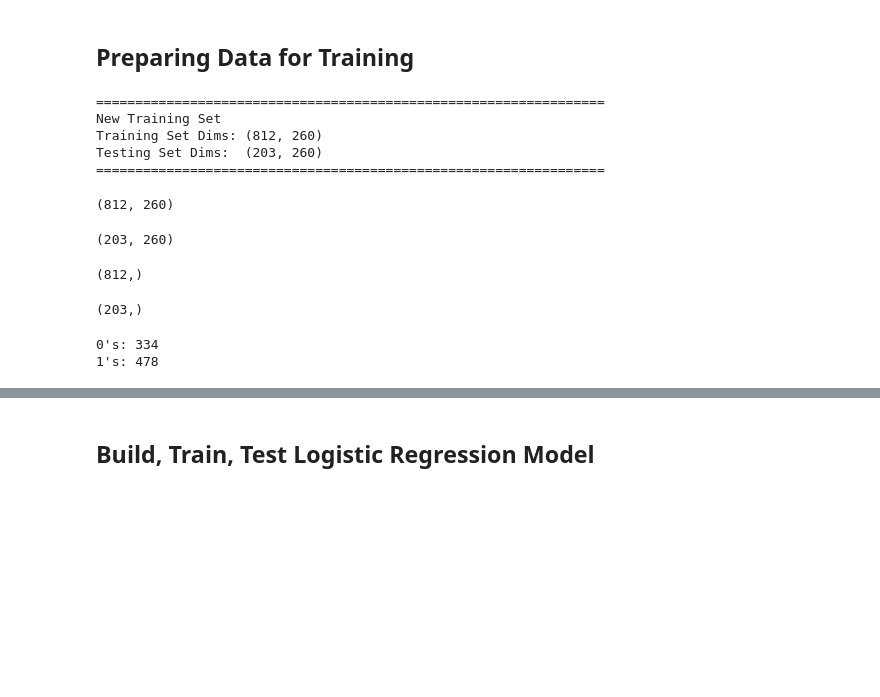
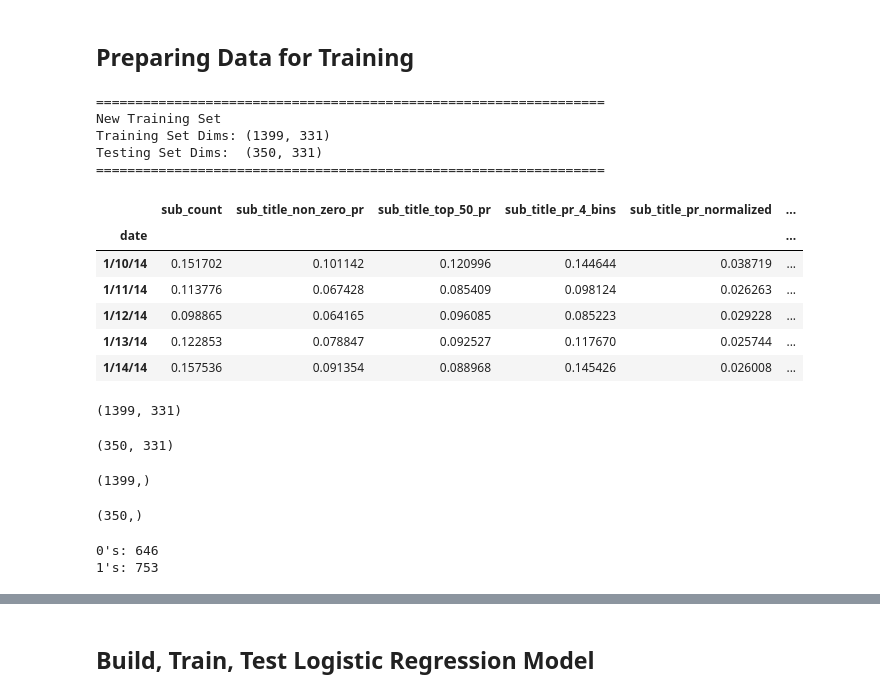
Before and after one commit to andrewre23/CryptoProject, a Jupyter notebook: notebooks/modeling/sklearn/logistic_reg.ipynb, the cells around one changed output, grey strips where cells are left out. Saved outputs shown, nothing was run; the diff lists cells and outputs as text; code cells hidden in the pictures; blank space fills up the shorter version.

```diff
--- a/notebooks/modeling/sklearn/logistic_reg.ipynb
+++ b/notebooks/modeling/sklearn/logistic_reg.ipynb
@@ -228,36 +228,46 @@ def prepare_data(curr='btc',train_split=0.7, close_o=False,
     if first_day:
         df_in = truncate_date(df_in, first_day)
 
-    return create_training_data(df_in, curr=curr, train_split=train_split,
+    return create_training_data(df_in.dropna(), curr=curr, train_split=train_split,
                                 rescale=rescale, k_feat_perc=k_feat_perc)
 # %% [markdown]
 ## Preparing Data for Training
 # %%
 # split dataset
 X_train, X_test, y_train, y_test = prepare_data(curr='btc', train_split=0.8, close_o=False,
-                                    first_day='2016-1-1', rescale=True, k_feat_perc=50)
+                                    first_day=None, rescale=True, k_feat_perc=50)
 # %% [output]
 =================================================================
 New Training Set
-Training Set Dims: (812, 260)
-Testing Set Dims:  (203, 260)
+Training Set Dims: (1399, 331)
+Testing Set Dims:  (350, 331)
 =================================================================
+# %%
+X_train.head()
+# %% [output]
+|  | sub_count | sub_title_non_zero_pr | sub_title_top_50_pr | sub_title_pr_4_bins | sub_title_pr_normalized | ... |
+| date |  |  |  |  |  | ... |
+| 1/10/14 | 0.151702 | 0.101142 | 0.120996 | 0.144644 | 0.038719 | ... |
+| 1/11/14 | 0.113776 | 0.067428 | 0.085409 | 0.098124 | 0.026263 | ... |
+| 1/12/14 | 0.098865 | 0.064165 | 0.096085 | 0.085223 | 0.029228 | ... |
+| 1/13/14 | 0.122853 | 0.078847 | 0.092527 | 0.117670 | 0.025744 | ... |
+| 1/14/14 | 0.157536 | 0.091354 | 0.088968 | 0.145426 | 0.026008 | ... |
 # %%
 X_train.shape
 # %% [output]
-(812, 260)
+(1399, 331)
 # %%
 X_test.shape
 # %% [output]
-(203, 260)
+(350, 331)
 # %%
 y_train.shape
 # %% [output]
-(812,)
+(1399,)
 # %%
 y_test.shape
 # %% [output]
-(203,)
+(350,)
 # %%
 # balance of dependent variable values
 ones = y_train.sum()
@@ -265,8 +275,8 @@ zeros = y_train.shape[0] - ones
 print("0's: {}".format(zeros))
 print("1's: {}".format(ones))
 # %% [output]
-0's: 334
-1's: 478
+0's: 646
+1's: 753
 # %%
 # balance of dependent variable values
 ones = y_test.sum()
```
Also changed, not shown: parts of 13 cells of this notebook.
